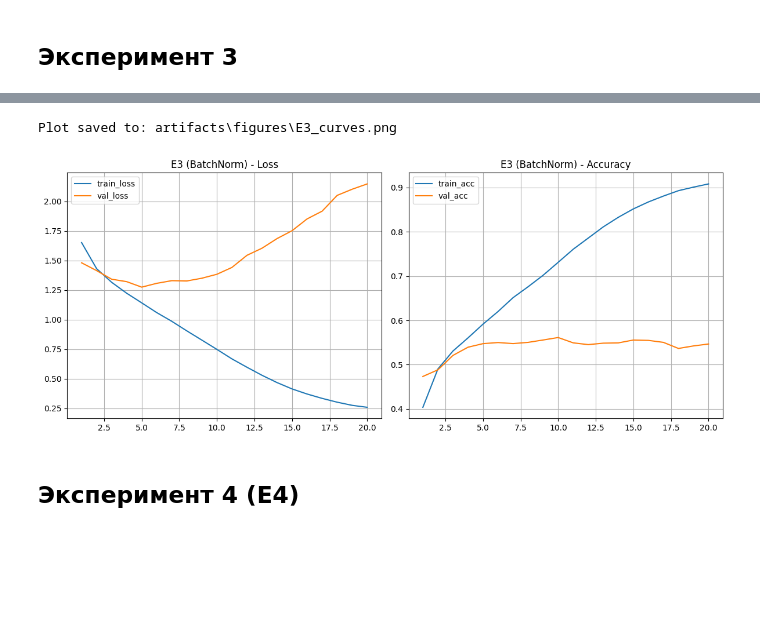
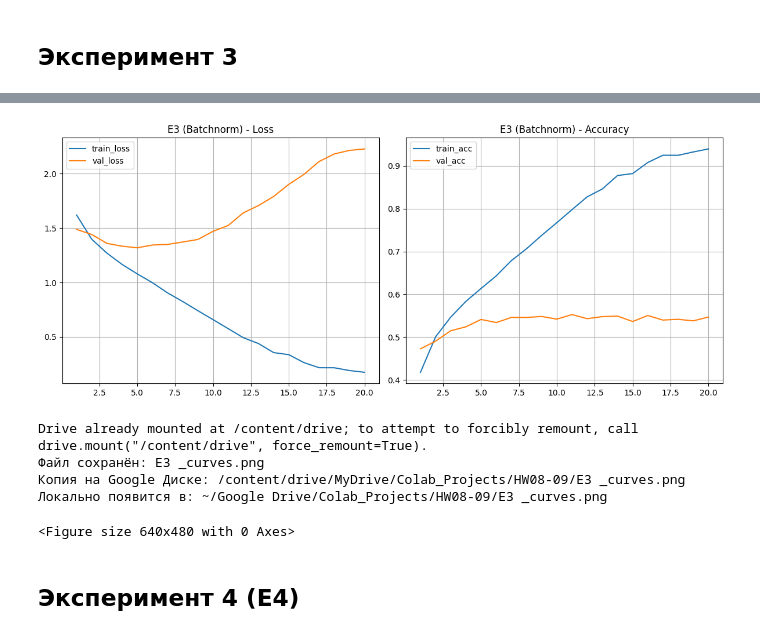
Before and after one commit to Artchangel-Michael/aie-course, a Jupyter notebook: homeworks/HW08-09/HW08-09.ipynb, the cells around one changed output, grey strips where cells are left out. Saved outputs shown, nothing was run; the diff lists cells and outputs as text; code cells hidden in the pictures; blank space fills up the shorter version.

```diff
--- a/homeworks/HW08-09/HW08-09.ipynb
+++ b/homeworks/HW08-09/HW08-09.ipynb
@@ -535,12 +574,12 @@ Best Val Acc: 0.5613
 # %%
-plot_history(
-    hist_E3,
-    "E3 (BatchNorm)",
-    filename=FIGURES_PATH / "E3_curves.png"
-)
+plot_history(hist_E3,  title="E3 (Batchnorm)", filename="E3 _curves.png", use_drive=True)
 # %% [output]
+[figure, new version]
-Plot saved to: artifacts\figures\E3_curves.png
+Drive already mounted at /content/drive; to attempt to forcibly remount, call drive.mount("/content/drive", force_remount=True).
+Файл сохранён: E3 _curves.png
+Копия на Google Диске: /content/drive/MyDrive/Colab_Projects/HW08-09/E3 _curves.png
+Локально появится в: ~/Google Drive/Colab_Projects/HW08-09/E3 _curves.png
-[figure, old version]
+<Figure size 640x480 with 0 Axes>
 # %% [markdown]
 ## Эксперимент 4 (E4) ##
 # %%
```
Also changed, not shown: parts of 21 cells of this notebook, 2 other files.
